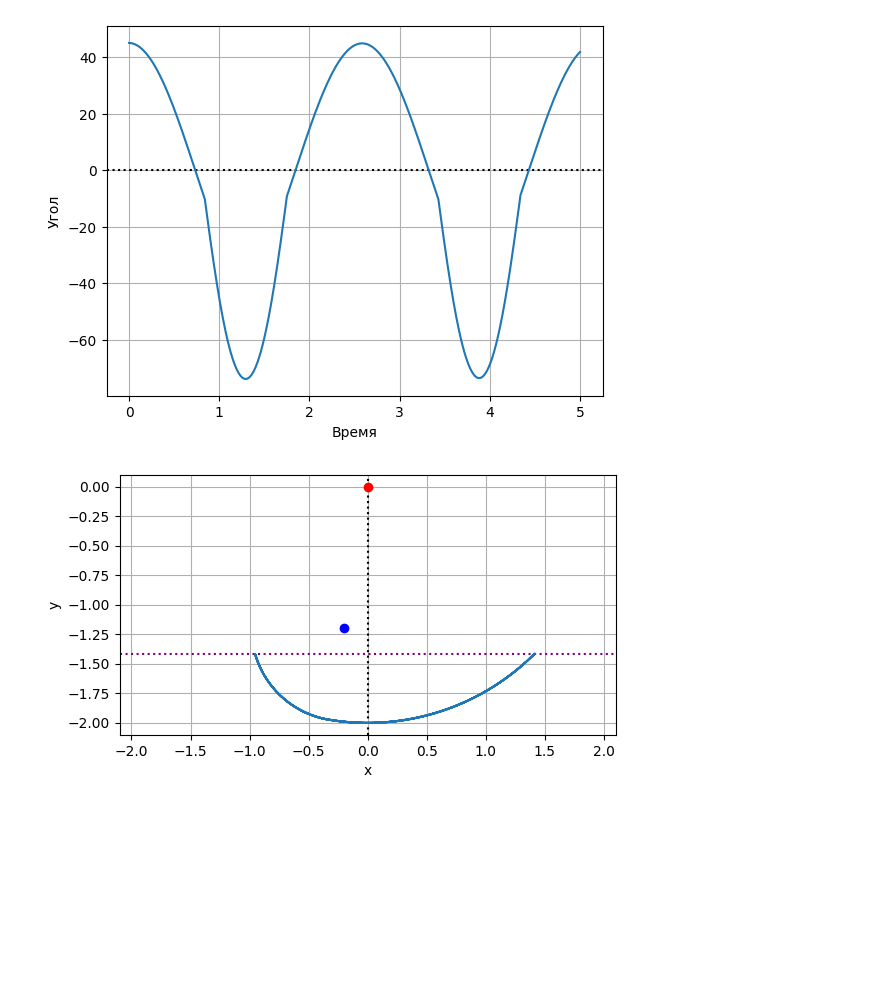
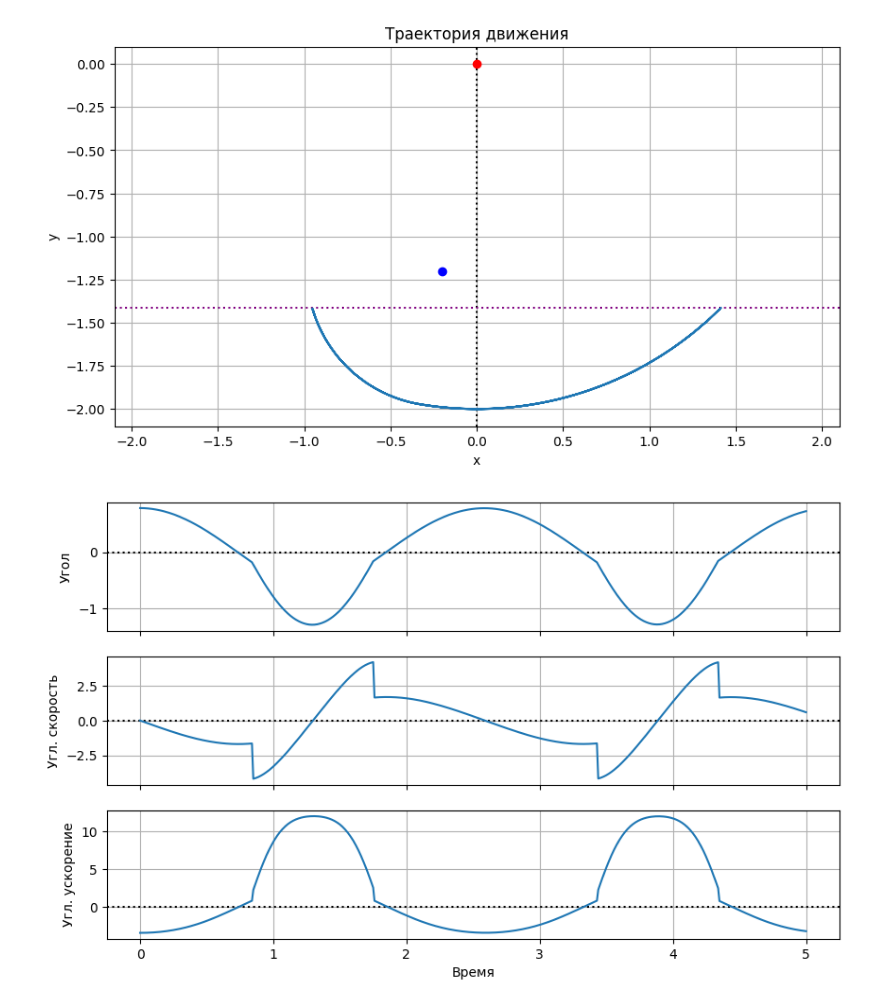
Before and after one commit to abgcw-dead/u-system-modeling, a Jupyter notebook: 9 Маятник/Pendulum.ipynb, the cells around one changed output. Saved outputs shown, nothing was run; the diff lists cells and outputs as text; code cells hidden in the pictures; blank space fills up the shorter version.

Commit message:
Improved graphics

```diff
--- a/9 Маятник/Pendulum.ipynb
+++ b/9 Маятник/Pendulum.ipynb
@@ -17,6 +20,7 @@ coef = 1 if nail_x > 0 else -1
 
 theta = np.deg2rad(-coef * angle)
 theta_d = 0
+theta_dd = -g * np.sin(theta) / length
 t = 0
 length_nail = length - np.sqrt(nail_x**2 + nail_y**2)
 angle_nail = np.arctan(nail_x / abs(nail_y))
@@ -25,51 +29,69 @@ is_nail = 0
 r = length
 
 theta_list = list()
+theta_d_list = list()
+theta_dd_list = list()
 x_list = list()
 y_list = list()
 
 while t < t_limit:
     theta_list.append(theta)
+    theta_d_list.append(theta_d)
+    theta_dd_list.append(theta_dd)
 
     if is_nail and theta * coef < angle_nail * coef:  # вышли
         r = length
         theta_d /= length_diff
         is_nail = 0
 
     elif not is_nail and theta * coef >= angle_nail * coef:  # вошли
         r = length_nail
         theta_d *= length_diff
         is_nail = 1
 
     x_list.append(is_nail * nail_x + r * np.sin(theta))
     y_list.append(is_nail * nail_y - r * np.cos(theta))
 
     theta_dd = -g * np.sin(theta) / r
     theta_d += theta_dd * dt
     theta += theta_d * dt
     t += dt
 
 t_list = [i * dt for i in range(len(theta_list))]
-theta_deg_list = np.rad2deg(theta_list)
-
-plt.axhline(y=0, color='black', linestyle=':')
-plt.plot(t_list, theta_deg_list)
-plt.xlabel('Время')
-plt.ylabel('Угол')
-plt.grid()
-plt.show()
 
 plt.axvline(x=0, color='black', linestyle=':')
 plt.axhline(y=max(y_list), color='purple', linestyle=':')
 plt.plot(x_list, y_list)
 plt.plot([0], [0], color='red', marker='o')
 plt.plot([nail_x], [nail_y], color='blue', marker='o')
+plt.title('Траектория движения')
 plt.xlabel('x')
 plt.ylabel('y')
 plt.grid()
 plt.gca().set_aspect('equal')
 plt.xlim(-length * 1.05, length * 1.05)
 plt.show()
+
+fig, axs = plt.subplots(3, sharex=True)
+
+axs[0].axhline(y=0, color='black', linestyle=':')
+axs[0].plot(t_list, theta_list)
+axs[0].grid()
+plt.setp(axs[0], ylabel='Угол')
+
+axs[1].axhline(y=0, color='black', linestyle=':')
+axs[1].plot(t_list, theta_d_list)
+axs[1].grid()
+plt.setp(axs[1], ylabel='Угл. скорость')
+
+axs[2].axhline(y=0, color='black', linestyle=':')
+axs[2].plot(t_list, theta_dd_list)
+axs[2].grid()
+plt.setp(axs[2], ylabel='Угл. ускорение')
+
+plt.setp(axs[2], xlabel='Время')
+
+plt.show()
 # %% [output]
-[figure, old version]
+[figure, new version]
-[figure, old version]
+[figure, new version]
```
Also changed, not shown: parts of 1 cell of this notebook.
